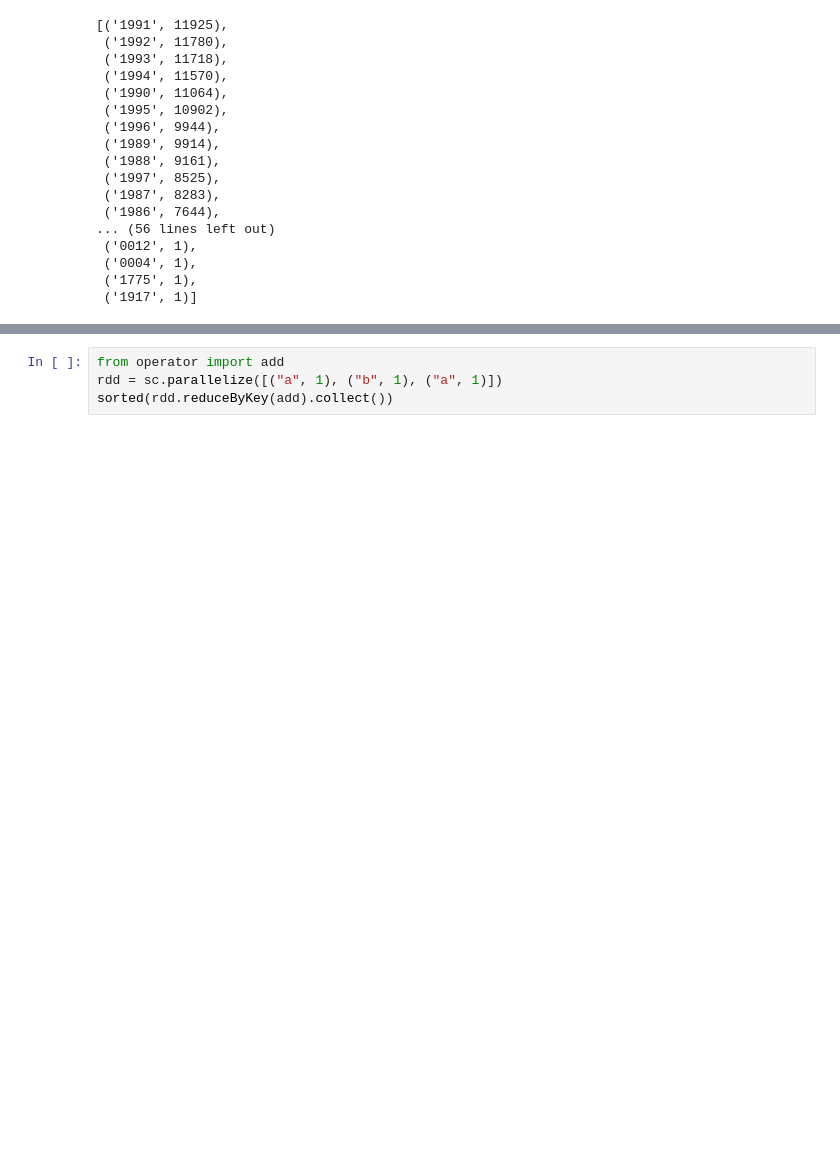
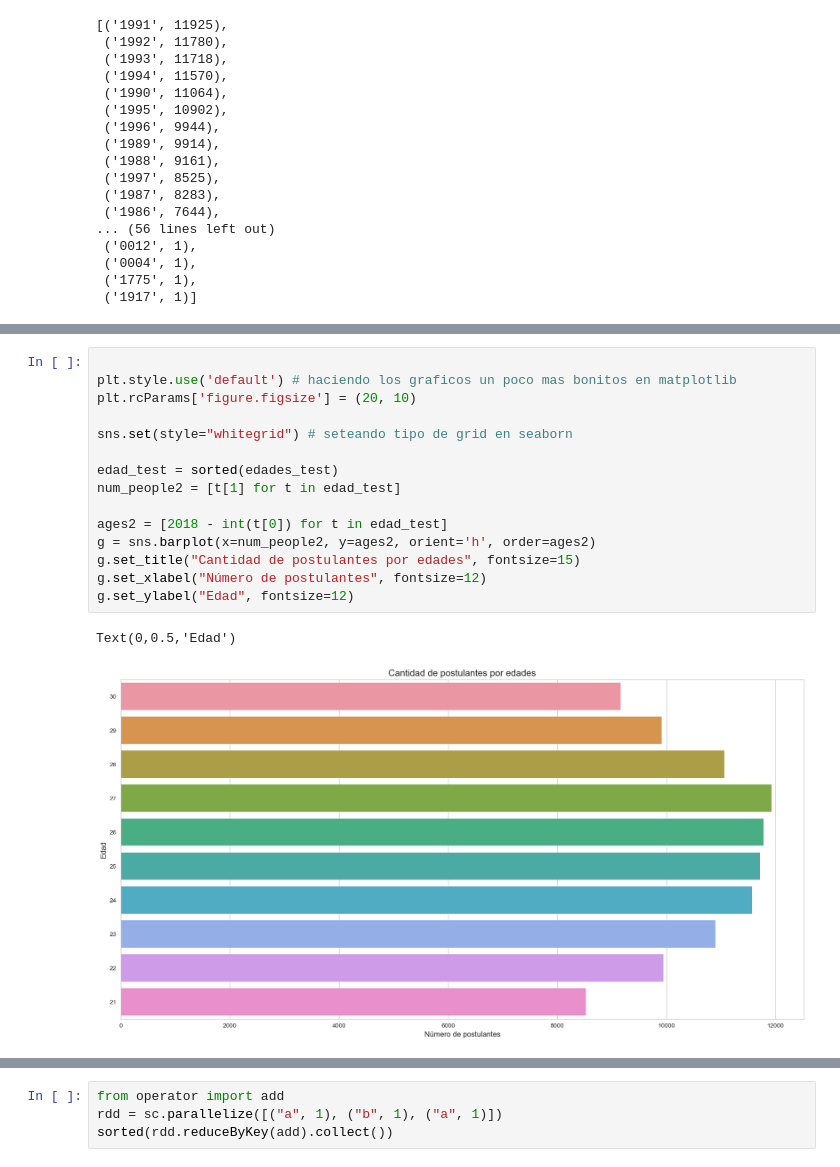
Before and after one commit to ignamiguel/data-science, a Jupyter notebook: fingers/02/Finger 02.ipynb, the cells around one changed output, grey strips where cells are left out. Saved outputs shown, nothing was run; the diff lists cells and outputs as text; blank space fills up the shorter version.

```diff
--- a/fingers/02/Finger 02.ipynb
+++ b/fingers/02/Finger 02.ipynb
@@ -191,0 +209,18 @@ plt.show()
+# %%
+
+plt.style.use('default') # haciendo los graficos un poco mas bonitos en matplotlib
+plt.rcParams['figure.figsize'] = (20, 10)
+
+sns.set(style="whitegrid") # seteando tipo de grid en seaborn
+
+edad_test = sorted(edades_test)
+num_people2 = [t[1] for t in edad_test]
+
+ages2 = [2018 - int(t[0]) for t in edad_test]
+g = sns.barplot(x=num_people2, y=ages2, orient='h', order=ages2)
+g.set_title("Cantidad de postulantes por edades", fontsize=15)
+g.set_xlabel("Número de postulantes", fontsize=12)
+g.set_ylabel("Edad", fontsize=12)
+# %% [output]
+Text(0,0.5,'Edad')
+[figure, added]
```
Also changed, not shown: parts of 3 cells of this notebook.
